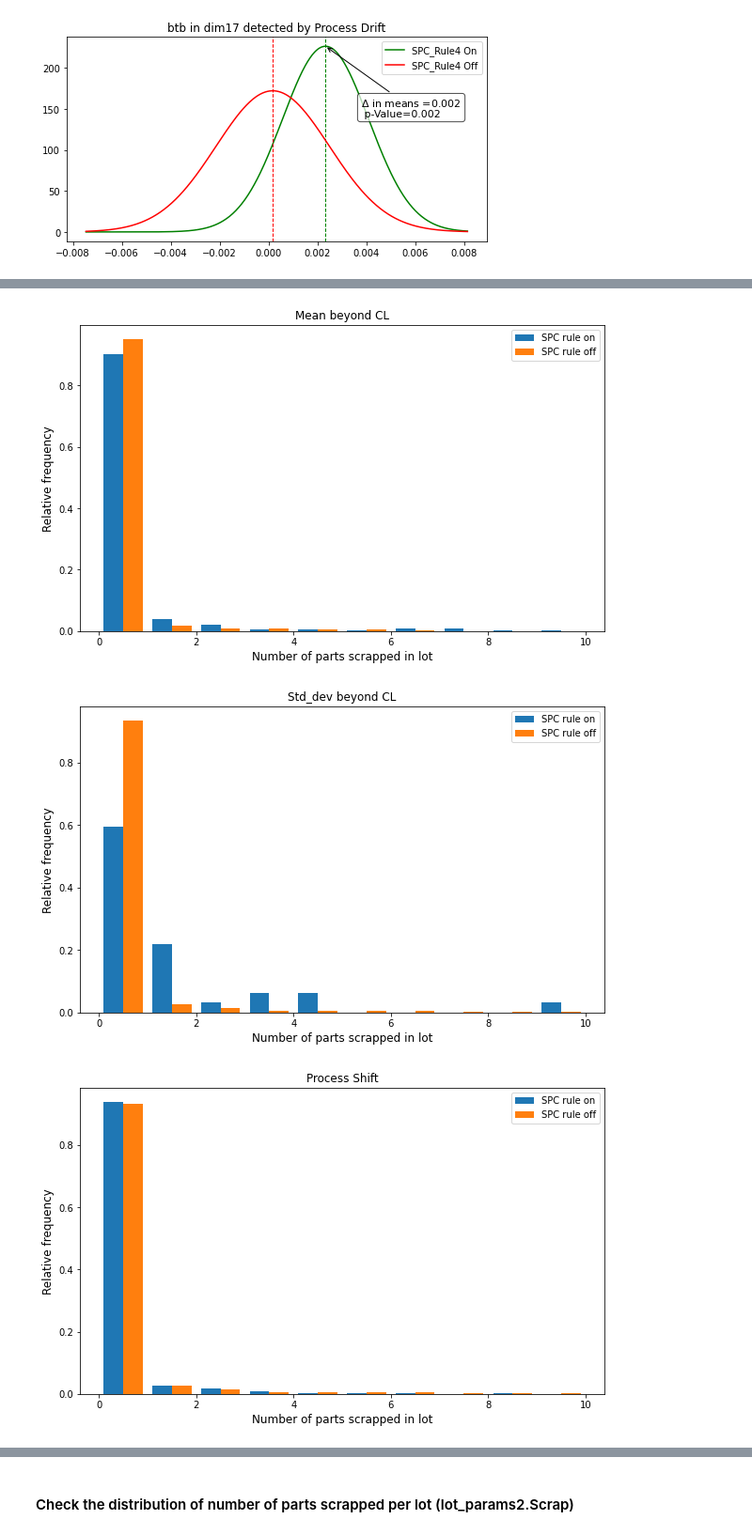
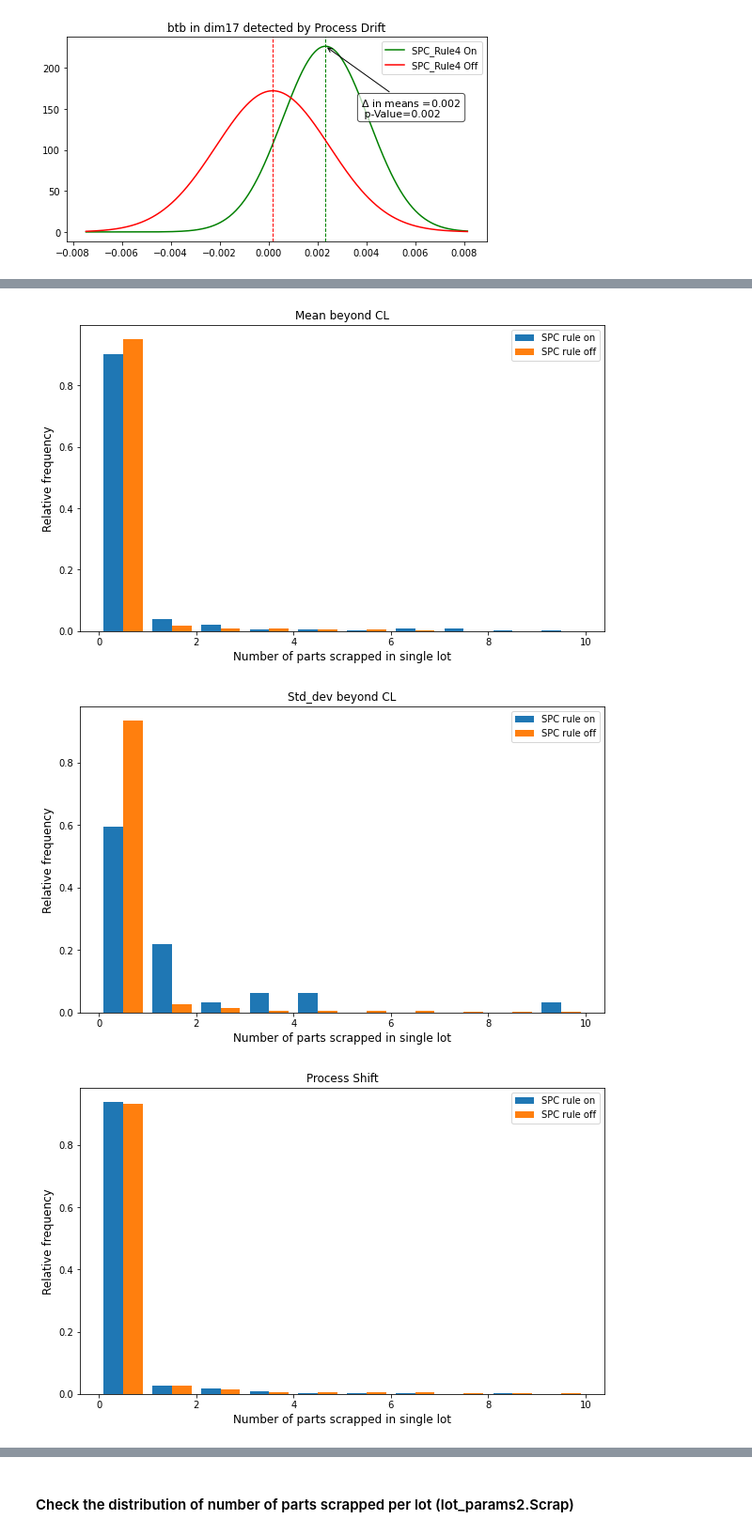
Before and after one commit to przemekbil/PfDA_2021_project, a Jupyter notebook: Project.ipynb, the cells around one changed output, grey strips where cells are left out. Shown at 94% size. Drawn from its saved outputs; the diff is of its cells as text; code cells hidden in the pictures.

```diff
--- a/Project.ipynb
+++ b/Project.ipynb
@@ -1076,0 +1087,7 @@ There is very distinct difference between the Best and Worst performing processe
+# %%
+# Plot the boxplot of Ppk values for each Scrap per lot
+# with SPC Rule ploted with different colour
+fig, ax = plt.subplots(figsize=(20,9))
+sns.boxplot(x='Scrap', y='Ppk', hue='SPC_Rule', data=lot_params2)
+ax.set_title("Difference in $P_{pk}$ values distribution for each total number of scrap parts per lot")
+plt.show()
@@ -1127,34 +1150,34 @@ for det in detection_col:
     spc1_on = lot_params2[lot_params2[det]==1]
     # and other from the slice that doesn't have the SPC Rule triggered
     spc1_off = lot_params2[lot_params2[det]==0]
 
     # Create the instances of Figure and Axes objects
     fig, ax = plt.subplots(figsize=(10,6))
 
     # Set the Axes title
     ax.set_title(detection_txt[det])
 
     # initiate the empty list to hold 2 scrap list: one for SPC rule on and the other for SPC Rule off
     # in order to display 2 list on the same fistogram, they have to be added in the single list of lists
     scrap_list = []
 
     # Append both scrap lists (for SPC Rule on and off)
     scrap_list.append(spc1_on.Scrap)
     scrap_list.append(spc1_off.Scrap)
 
     # Create a histogram
     ax.hist(scrap_list, density=True, label=['SPC rule on', 'SPC rule off'])
 
     #Set the Axis labels
-    ax.set_xlabel('Number of parts scrapped in lot', fontsize=12)
+    ax.set_xlabel('Number of parts scrapped in single lot', fontsize=12)
     ax.set_ylabel('Relative frequency', fontsize=12)
 
     # Add a legend
     ax.legend()
 
     # Shoe the graph
     plt.show()
 # %% [output]
-[figure, old version]
+[figure, new version]
-[figure, old version]
+[figure, new version]
-[figure, old version]
+[figure, new version]
```
Also changed, not shown: parts of 33 cells of this notebook.
